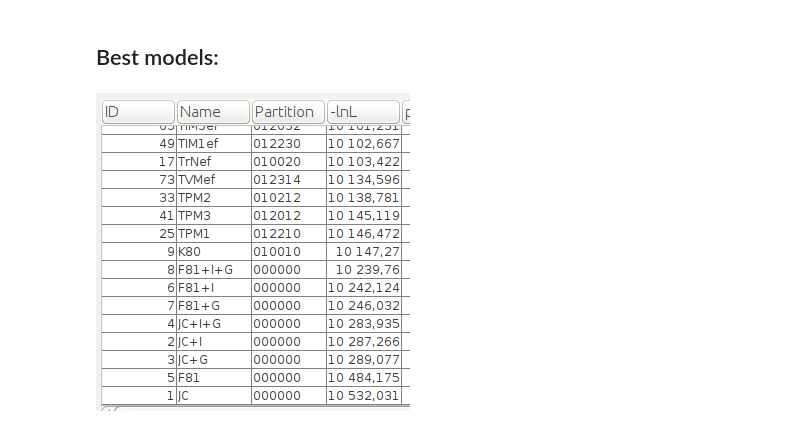
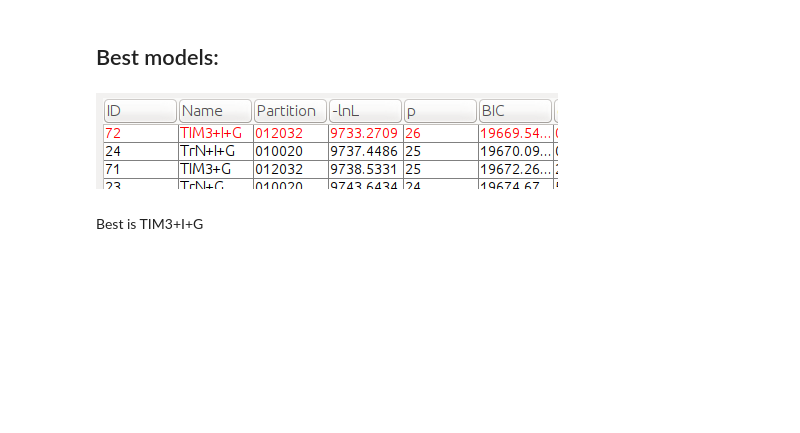
Before and after one commit to Cocossss/BI_spring20, a Jupyter notebook: Phylo/hw3/hw3.ipynb, the cells around one changed output. Cells and saved outputs as stored; diff of their text form; code cells hidden in the pictures; blank space fills up the shorter version.

Commit message:
little fix in model

```diff
--- a/Phylo/hw3/hw3.ipynb
+++ b/Phylo/hw3/hw3.ipynb
@@ -37,6 +37,8 @@ plt.savefig('nj.png')
 # %% [markdown]
 ## Best models:
 # %%
-Image('./modals.png')
+Image('./pictures/model.png')
 # %% [output]
-[figure, old version]
+[figure, new version]
+# %% [markdown]
+Best is TIM3+I+G
```
Also changed, not shown: 2 other files.
